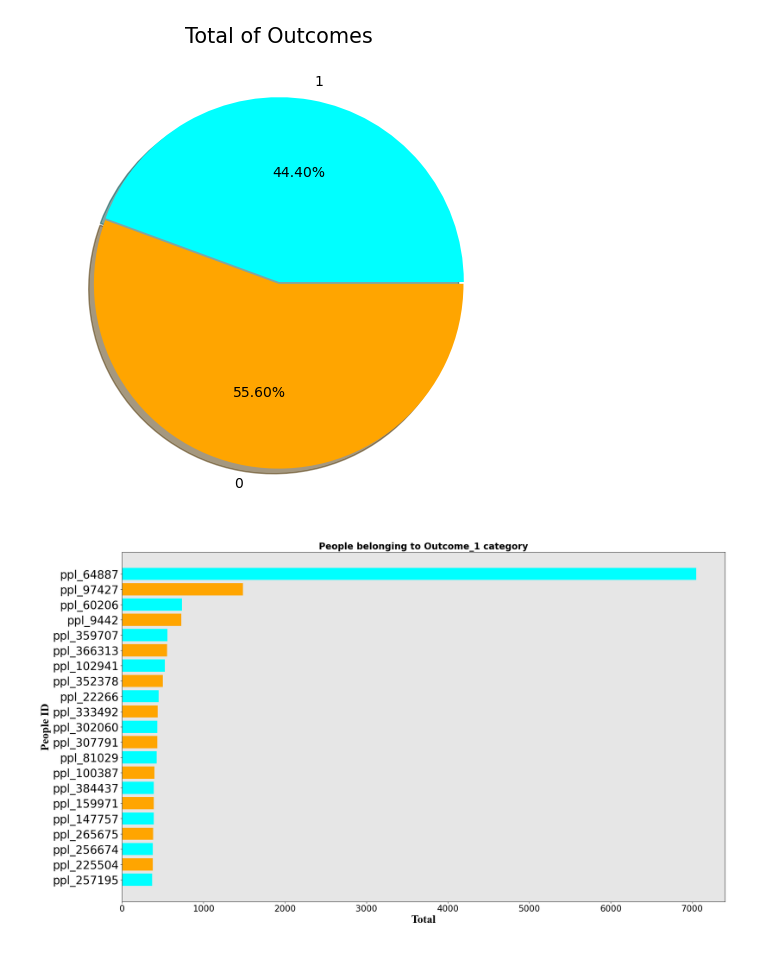
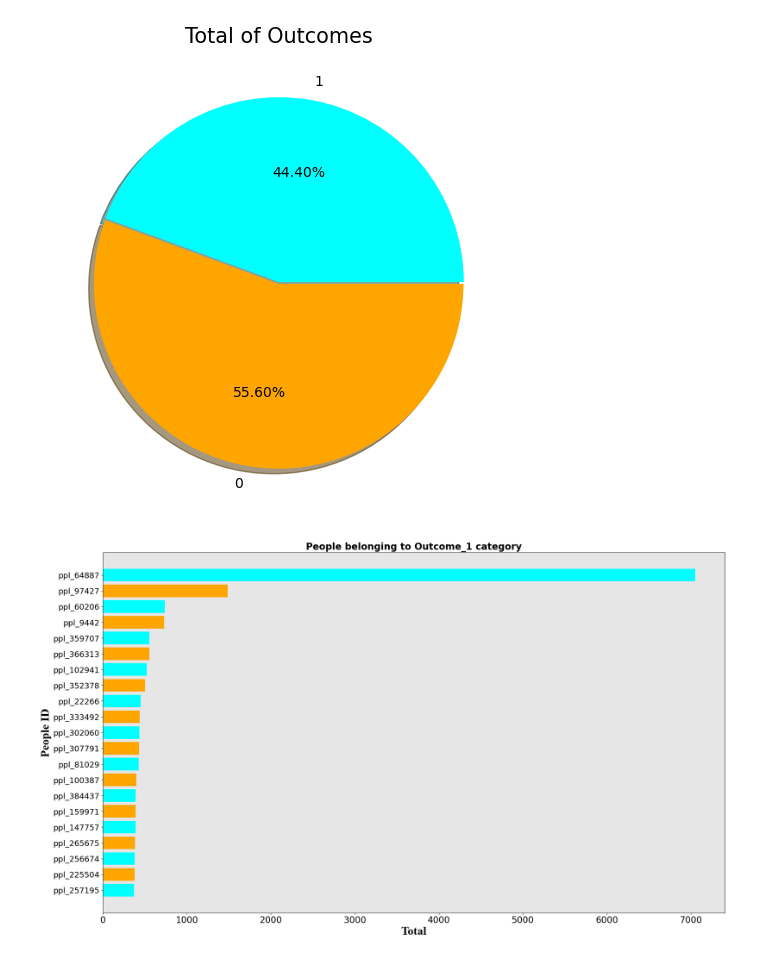
Before and after one commit to HeyIts-RJ/predicting-red-hat-business-value, a Jupyter notebook: final-project.ipynb, the cells around one changed output. Drawn from its saved outputs; the diff is of its cells as text; code cells hidden in the pictures.

Commit message:
First set of graphs done

```diff
--- a/final-project.ipynb
+++ b/final-project.ipynb
@@ -247,18 +247,18 @@ plt.show()
 # %%
 graph_values1 = train_data.loc[train_data['outcome']==1].groupby('people_id')['activity_id'].count().sort_values(ascending=False)[:21]
 graph_values1 = graph_values1.sort_values()
 
 fig1,axis1 = plt.subplots(figsize =(24,14))
 axis1.tick_params(axis="x", labelsize=19)
-axis1.tick_params(axis="y", labelsize=25)
+axis1.tick_params(axis="y", labelsize=17)
 
 axis1.barh(list(graph_values1.index), list(graph_values1.values),height = 0.8, color = ['cyan','orange'])
 axis1.set_facecolor('#E0E0E0')
 axis1.patch.set_alpha(0.8)
 plt.title("People belonging to Outcome_1 category",fontsize=20,fontweight="bold")
 plt.ylabel('People ID',fontsize = 25,fontweight="bold",fontname="Times New Roman")
 plt.xlabel('Total',fontsize = 25,fontweight="bold",fontname="Times New Roman")
 plt.show()
 # %% [output]
-[figure, old version]
+[figure, new version]
 # %%
```
Also changed, not shown: parts of 3 cells of this notebook.
